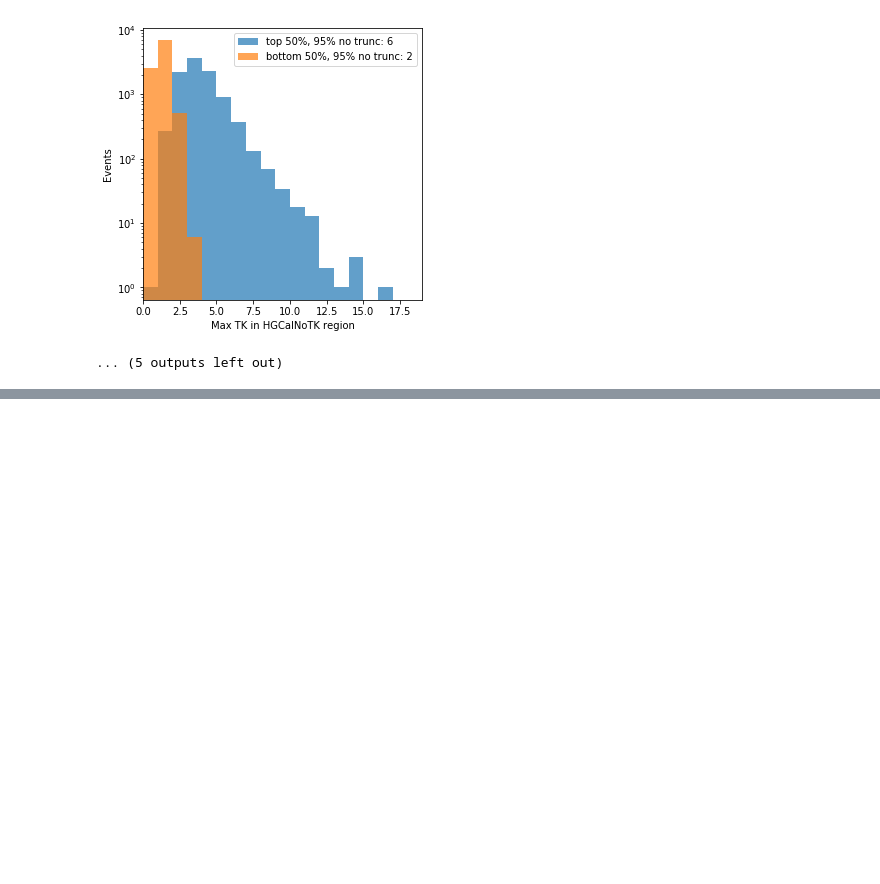
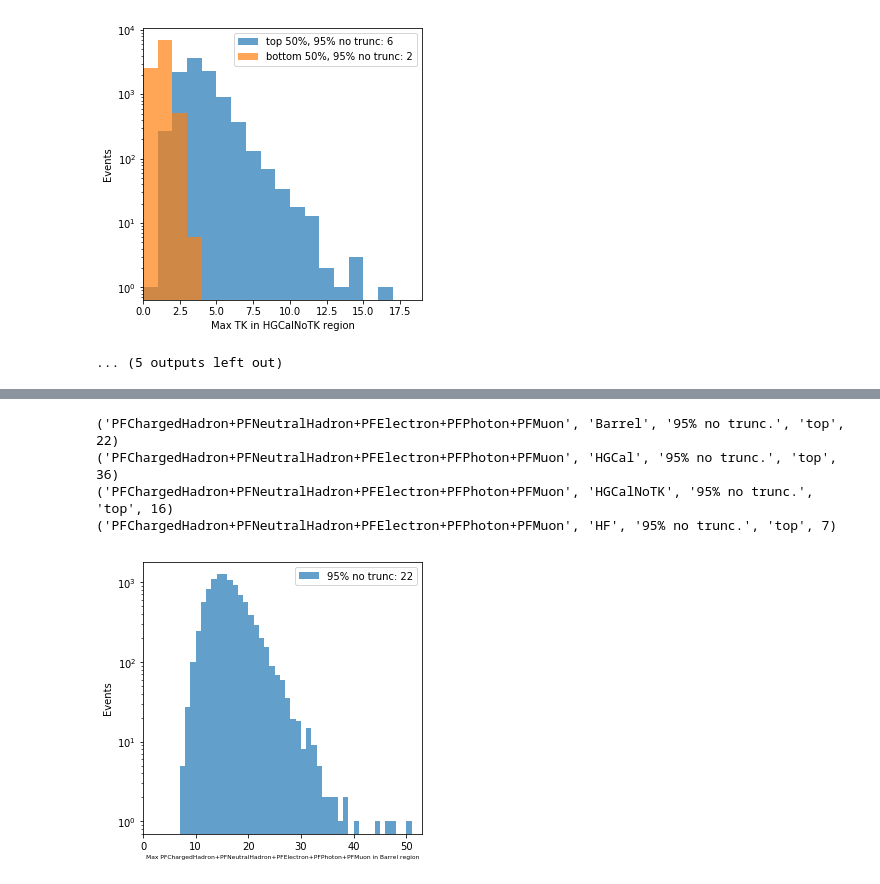
Before and after one commit to Infinity-Edge/P2L1TPFPLoadBalancing, a Jupyter notebook: P2L1PFPLoadBalancing.ipynb, the cells around one changed output, grey strips where cells are left out. Drawn from its saved outputs; the diff is of its cells as text; code cells hidden in the pictures; blank space fills up the shorter version.

```diff
--- a/P2L1PFPLoadBalancing.ipynb
+++ b/P2L1PFPLoadBalancing.ipynb
@@ -194,0 +200,12 @@ for obj in ['PuppiChargedHadron','PuppiNeutralHadron', 'PuppiElectron','PuppiPho
+# %%
+for detector in ['Barrel', 'HGCal', 'HGCalNoTK', 'HF']:
+    objs = ['PFChargedHadron','PFNeutralHadron', 'PFElectron','PFPhoton', 'PFMuon']
+    top_N_max_hist, bot_N_max_hist = get_hists(objs=objs, detector=detector, split=1)
+    top_N_max_hist_95cl = get_max_notrunc(top_N_max_hist, cl=0.95)
+    print('+'.join(objs), detector, '95% no trunc.', 'top', top_N_max_hist_95cl)
+# %% [output]
+('PFChargedHadron+PFNeutralHadron+PFElectron+PFPhoton+PFMuon', 'Barrel', '95% no trunc.', 'top', 22)
+('PFChargedHadron+PFNeutralHadron+PFElectron+PFPhoton+PFMuon', 'HGCal', '95% no trunc.', 'top', 36)
+('PFChargedHadron+PFNeutralHadron+PFElectron+PFPhoton+PFMuon', 'HGCalNoTK', '95% no trunc.', 'top', 16)
+('PFChargedHadron+PFNeutralHadron+PFElectron+PFPhoton+PFMuon', 'HF', '95% no trunc.', 'top', 7)
+[figure, added]
```
Also changed, not shown: parts of 8 cells of this notebook, 1 other file.
